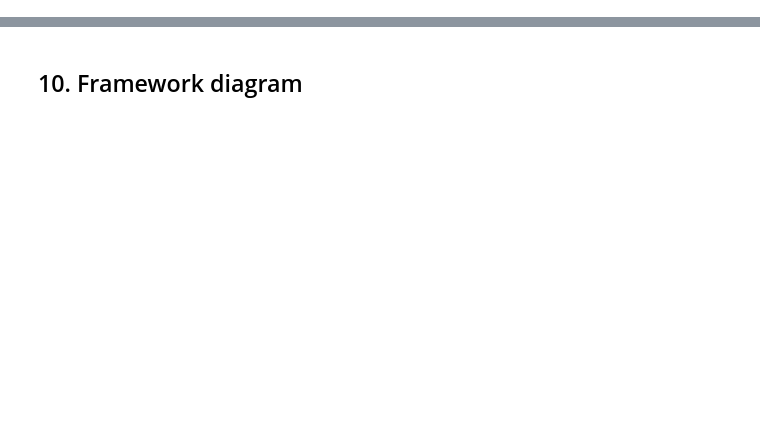
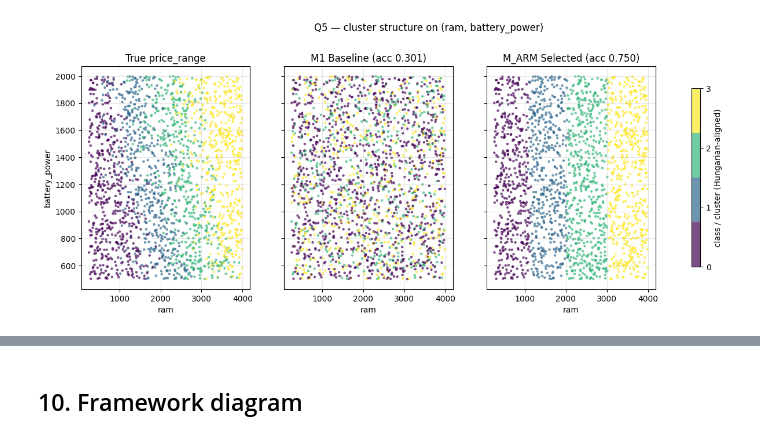
Before and after one commit to Ashurali/DM2026-Assignment-1-MKS, a Jupyter notebook: Mobile_Price_KMeans_ARM.ipynb, the cells around one changed output, grey strips where cells are left out. Saved outputs shown, nothing was run; the diff lists cells and outputs as text; code cells hidden in the pictures; blank space fills up the shorter version.

```diff
--- a/Mobile_Price_KMeans_ARM.ipynb
+++ b/Mobile_Price_KMeans_ARM.ipynb
@@ -438,0 +355,22 @@ plt.show()
+# %%
+# 6.1 — same projection, three colorings: true / M1 / M_ARM
+xs = X_df['ram'].values
+ys = X_df['battery_power'].values
+
+fig, axes = plt.subplots(1, 3, figsize=(16, 5), sharex=True, sharey=True)
+panels = [('True price_range', y),
+          (f'M1 Baseline (acc {accuracy_score(y, y_b):.3f})', y_b),
+          (f'M_ARM Selected (acc {accuracy_score(y, y_a):.3f})', y_a)]
+cmap = plt.get_cmap('viridis', 4)
+for ax, (title, color_arr) in zip(axes, panels):
+    sc = ax.scatter(xs, ys, c=color_arr, cmap=cmap, s=10, alpha=0.7,
+                    edgecolors='none', vmin=0, vmax=3)
+    ax.set_xlabel('ram'); ax.set_title(title); ax.grid(alpha=0.3)
+axes[0].set_ylabel('battery_power')
+cbar = fig.colorbar(sc, ax=axes, ticks=[0,1,2,3], shrink=0.8)
+cbar.set_label('class / cluster (Hungarian-aligned)')
+fig.suptitle('Q5 — cluster structure on (ram, battery_power)', y=1.03, fontsize=12)
+fig.savefig('chart/Q5_scatter_ram_battery.png', dpi=150, bbox_inches='tight')
+plt.show()
+# %% [output]
+[figure, added]
```
Also changed, not shown: parts of 70 cells of this notebook, 15 other files.
